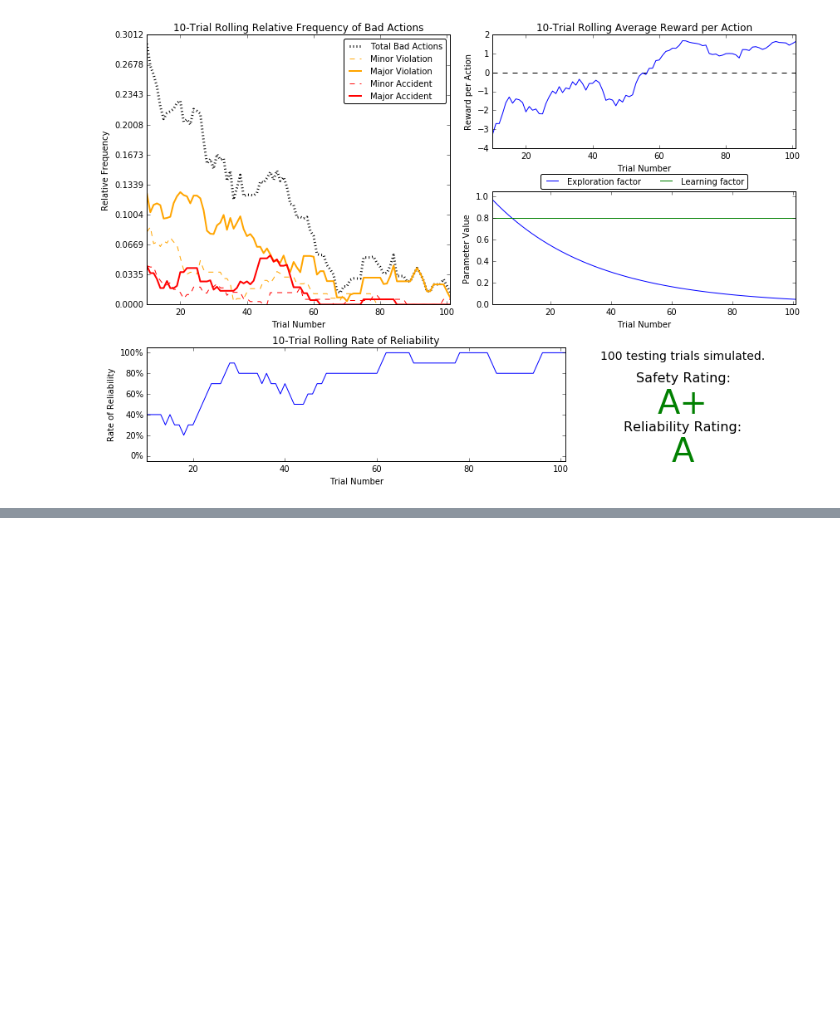
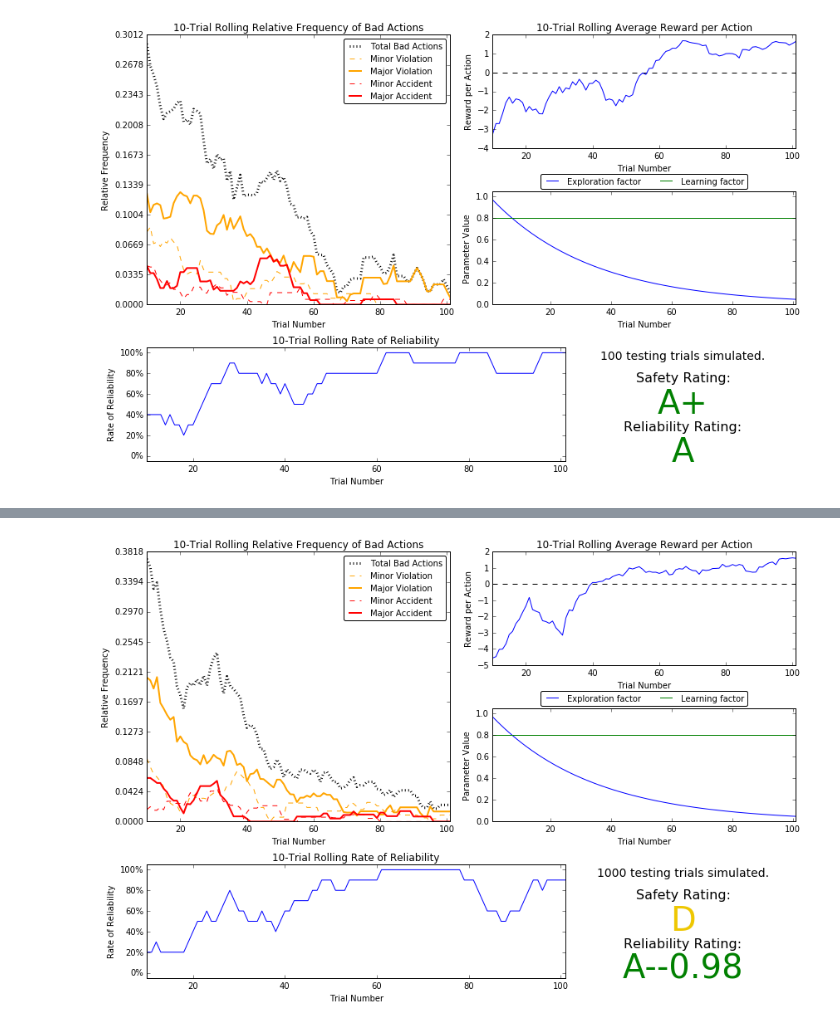
Before and after one commit to alextrickey/smartcab, a Jupyter notebook: Round2Tests.ipynb, the cells around one changed output, grey strips where cells are left out. Cells and saved outputs as stored; diff of their text form; code cells hidden in the pictures; blank space fills up the shorter version.

```diff
--- a/Round2Tests.ipynb
+++ b/Round2Tests.ipynb
@@ -115,0 +121,5 @@ vs.plot_trials('sim_improved-learning.csv')
+# %%
+#Exponential; alpha = 0.8; 1000 trials; seed 1;
+vs.plot_trials('sim_improved-learning.csv')
+# %% [output]
+[figure, added]
```
Also changed, not shown: parts of 20 cells of this notebook.
